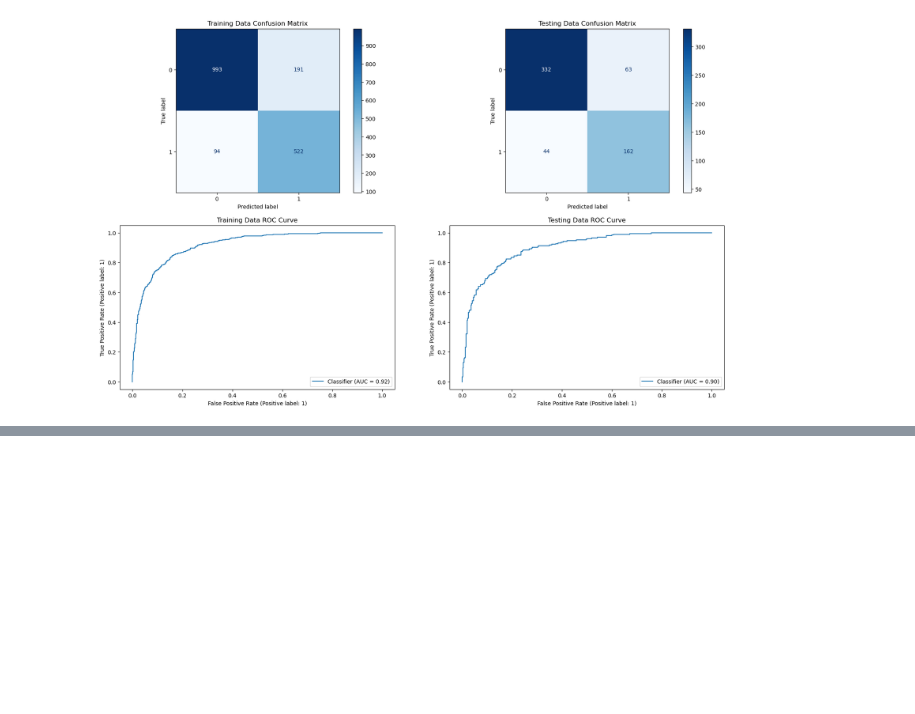
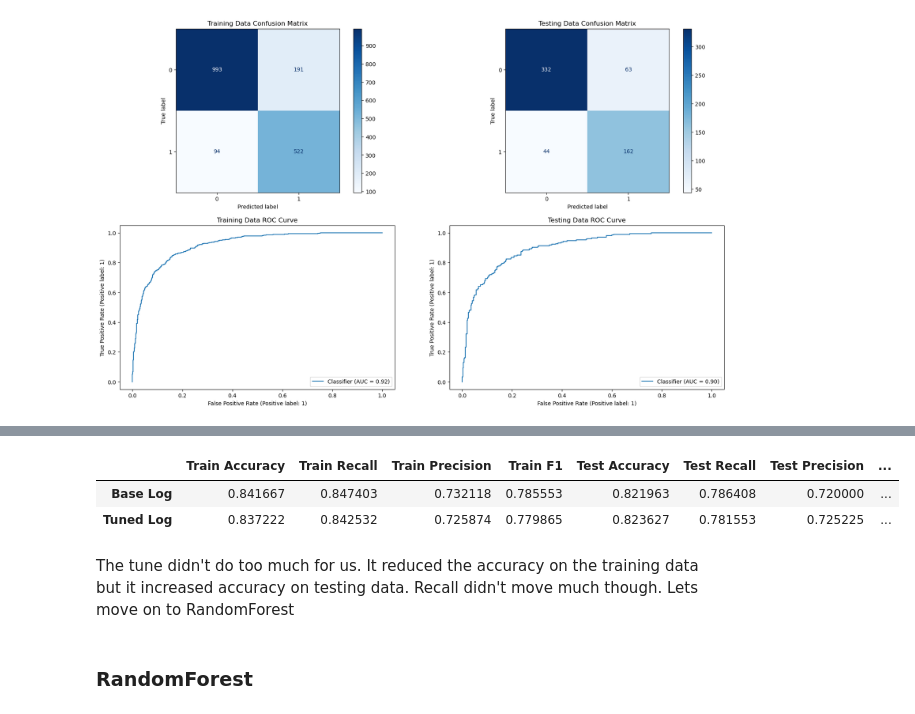
Before and after one commit to RaymondGarcia1107/Classification-Analysis, a Jupyter notebook: MetabolicSyndromeClassification.ipynb, the cells around one changed output, grey strips where cells are left out. Drawn from its saved outputs; the diff is of its cells as text; code cells hidden in the pictures; blank space fills up the shorter version.

```diff
--- a/MetabolicSyndromeClassification.ipynb
+++ b/MetabolicSyndromeClassification.ipynb
@@ -1145,7 +1146,8 @@ Pipeline(steps=[('columntransformer',
                 ('logisticregression',
                  LogisticRegression(max_iter=1000, solver='liblinear'))])
 # %%
-model_eval(base_log_pipe, X_train, y_train, X_test, y_test, name = 'Base Log')
+base_log = model_eval(base_log_pipe, X_train, y_train, X_test, y_test, name = 'Base Log')
+base_log
 # %% [output]
 --------TRAINING SET METRICS--------
               precision    recall  f1-score   support
@@ -1171,0 +1274,11 @@ weighted avg       0.83      0.82      0.82       601
+# %%
+scores = pd.concat([base_log, tuned_log_score])
+scores
+# %% [output]
+|  | Train Accuracy | Train Recall | Train Precision | Train F1 | Test Accuracy | Test Recall | Test Precision | ... |
+| Base Log | 0.841667 | 0.847403 | 0.732118 | 0.785553 | 0.821963 | 0.786408 | 0.720000 | ... |
+| Tuned Log | 0.837222 | 0.842532 | 0.725874 | 0.779865 | 0.823627 | 0.781553 | 0.725225 | ... |
+# %% [markdown]
+The tune didn't do too much for us. It reduced the accuracy on the training data but it increased accuracy on testing data. Recall didn't move much though. Lets move on to RandomForest
+# %% [markdown]
+### RandomForest
```
Also changed, not shown: parts of 19 cells of this notebook.
